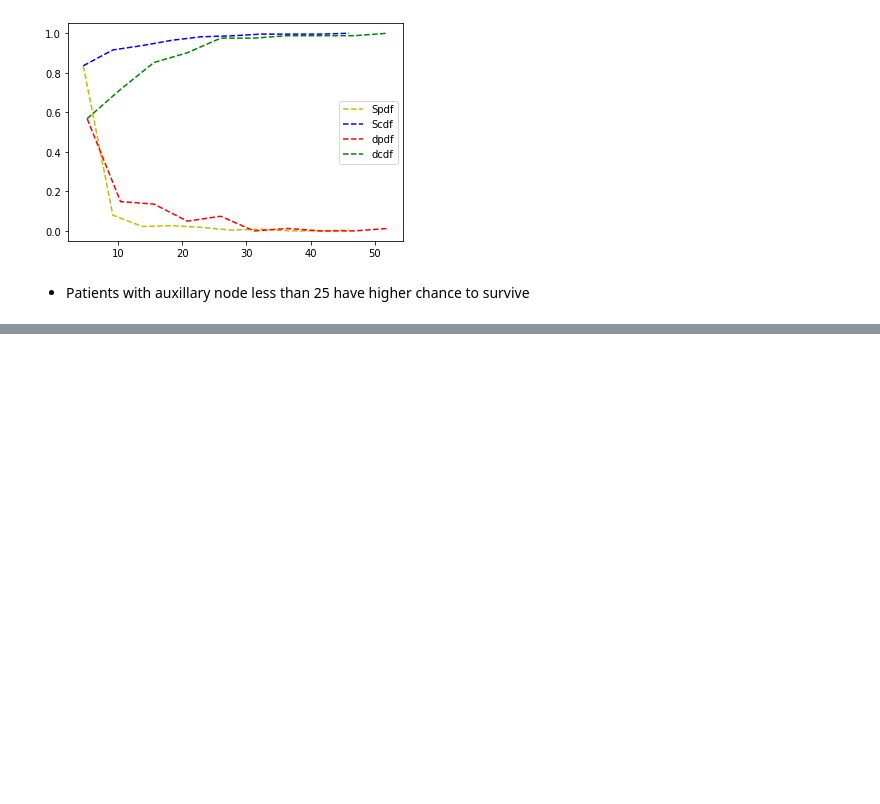
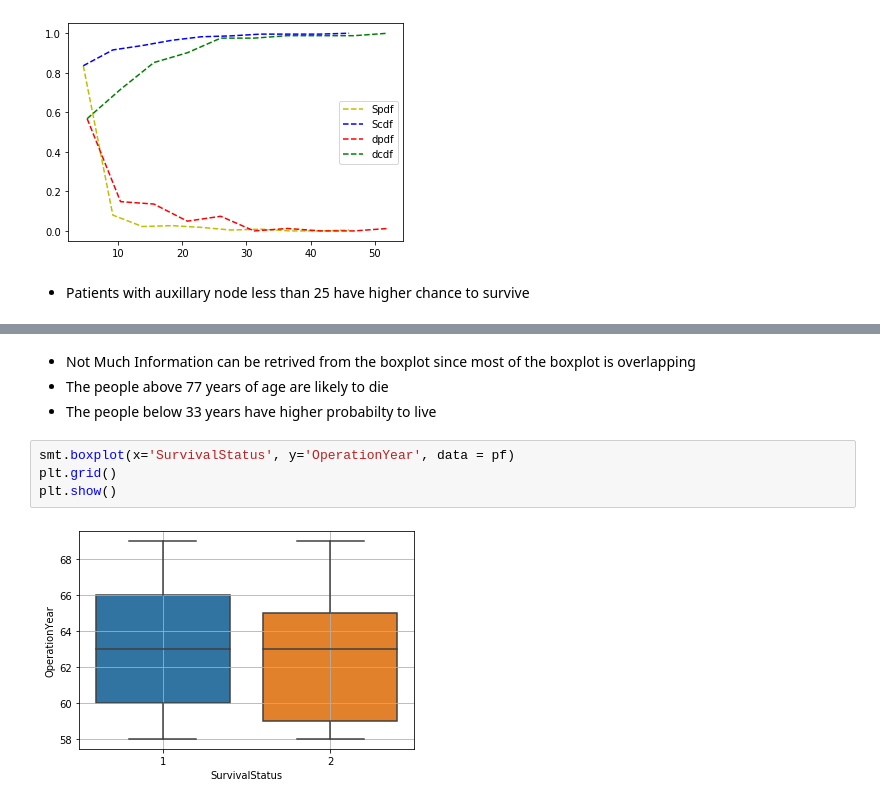
Before and after one commit to adityatiwari18/EDA-on-Haberman-s-Dataset, a Jupyter notebook: Haberman.ipynb, the cells around one changed output, grey strips where cells are left out. Saved outputs shown, nothing was run; the diff lists cells and outputs as text; blank space fills up the shorter version.

```diff
--- a/Haberman.ipynb
+++ b/Haberman.ipynb
@@ -135,0 +142,10 @@ plt.show()
+# %% [markdown]
+* Not Much Information can be retrived from the boxplot since most of the boxplot is overlapping
+* The people above 77 years of age are likely to die
+* The people below 33 years have higher probabilty to live
+# %%
+smt.boxplot(x='SurvivalStatus', y='OperationYear', data = pf)
+plt.grid()
+plt.show()
+# %% [output]
+[figure, added]
```
Also changed, not shown: parts of 17 cells of this notebook.
